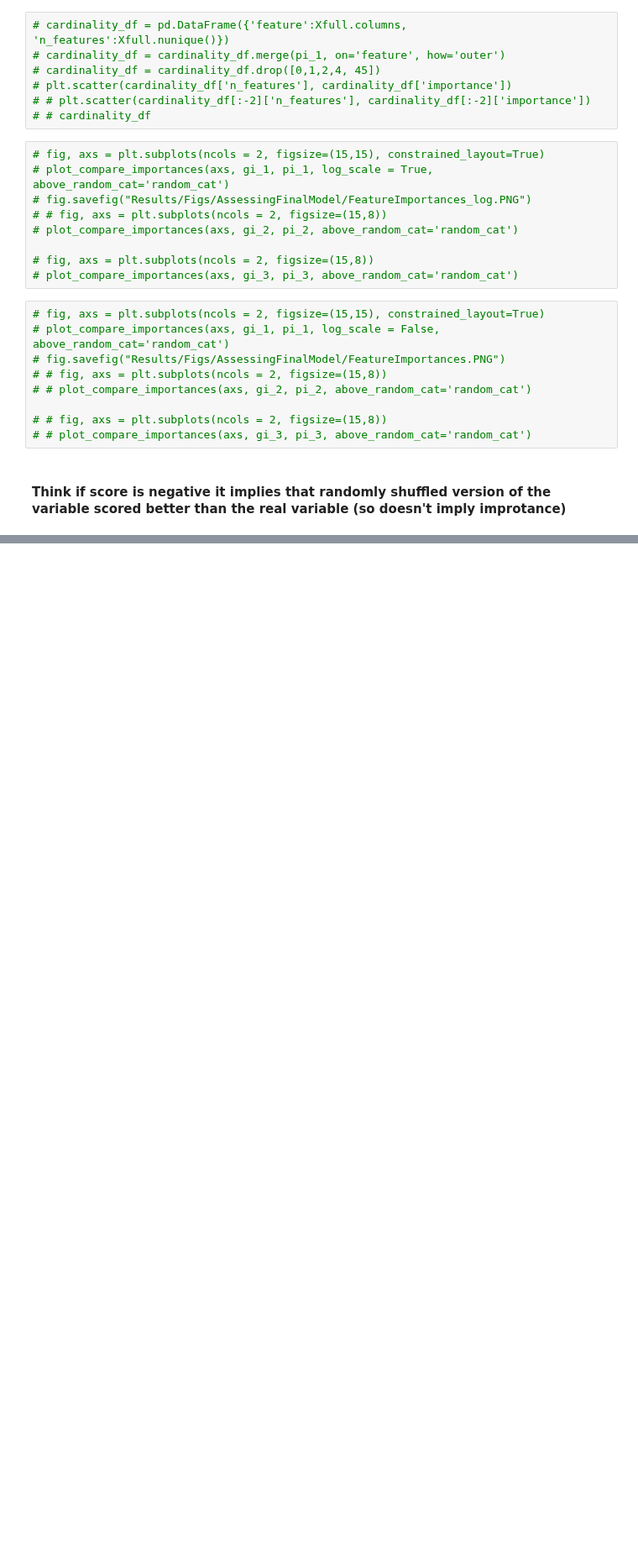
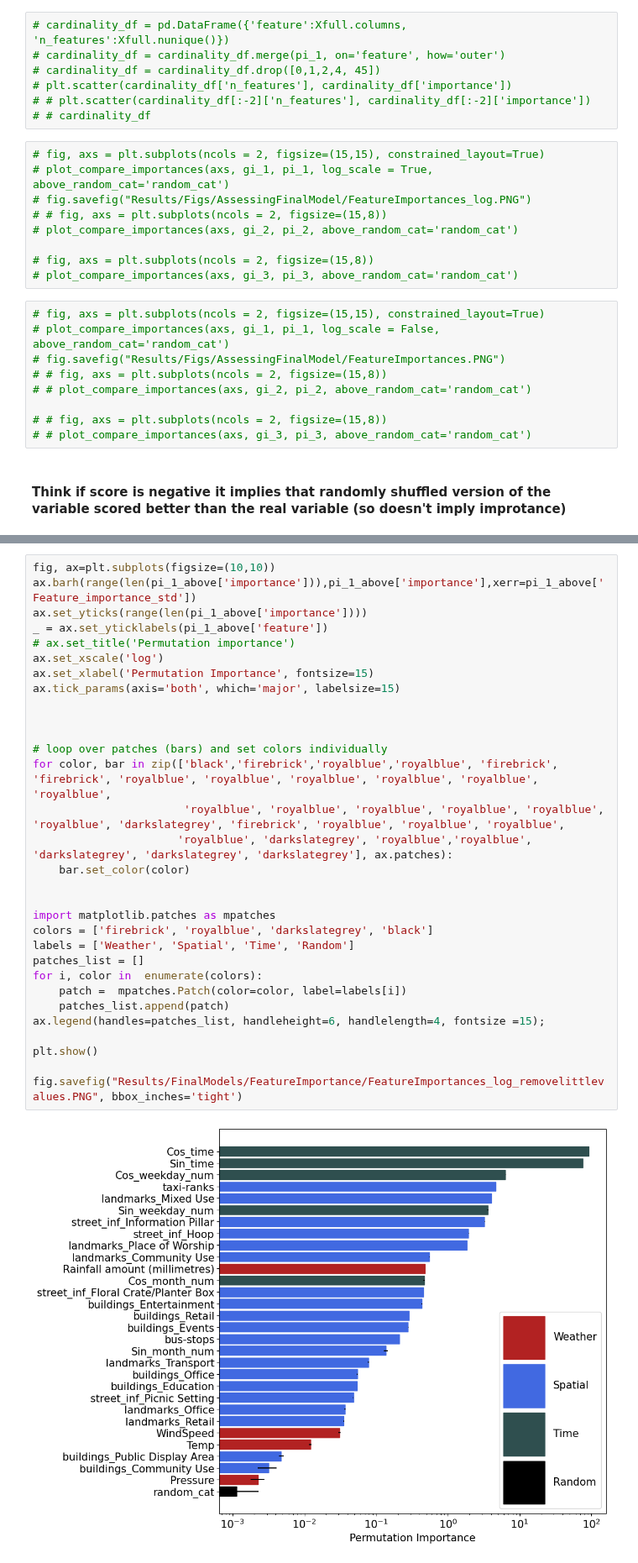
Before and after one commit to nickmalleson/footfall, a Jupyter notebook: MelbourneAnalysis/3. Modelling/5. AssessingFinalModel.ipynb, the cells around one changed output, grey strips where cells are left out. Shown at 84% size. Saved outputs shown, nothing was run; the diff lists cells and outputs as text; blank space fills up the shorter version.

```diff
--- a/MelbourneAnalysis/3. Modelling/5. AssessingFinalModel.ipynb
+++ b/MelbourneAnalysis/3. Modelling/5. AssessingFinalModel.ipynb
@@ -104,0 +105,33 @@ fig.savefig("Results/FinalModels/FeatureImportance/FeatureImportances_log_remove
+# %%
+fig, ax=plt.subplots(figsize=(10,10))
+ax.barh(range(len(pi_1_above['importance'])),pi_1_above['importance'],xerr=pi_1_above['Feature_importance_std'])
+ax.set_yticks(range(len(pi_1_above['importance'])))
+_ = ax.set_yticklabels(pi_1_above['feature'])
+# ax.set_title('Permutation importance')
+ax.set_xscale('log')
+ax.set_xlabel('Permutation Importance', fontsize=15)
+ax.tick_params(axis='both', which='major', labelsize=15)
+
+
+
+# loop over patches (bars) and set colors individually
+for color, bar in zip(['black','firebrick','royalblue','royalblue', 'firebrick', 'firebrick', 'royalblue', 'royalblue', 'royalblue', 'royalblue', 'royalblue', 'royalblue',
+                       'royalblue', 'royalblue', 'royalblue', 'royalblue', 'royalblue', 'royalblue', 'darkslategrey', 'firebrick', 'royalblue', 'royalblue', 'royalblue',
+                      'royalblue', 'darkslategrey', 'royalblue','royalblue', 'darkslategrey', 'darkslategrey', 'darkslategrey'], ax.patches):
+    bar.set_color(color)
+
+
+import matplotlib.patches as mpatches
+colors = ['firebrick', 'royalblue', 'darkslategrey', 'black']
+labels = ['Weather', 'Spatial', 'Time', 'Random']
+patches_list = []
+for i, color in  enumerate(colors):
+    patch =  mpatches.Patch(color=color, label=labels[i])
+    patches_list.append(patch)
+ax.legend(handles=patches_list, handleheight=6, handlelength=4, fontsize =15);
+
+plt.show()
+
+fig.savefig("Results/FinalModels/FeatureImportance/FeatureImportances_log_removelittlevalues.PNG", bbox_inches='tight')
+# %% [output]
+[figure, added]
```
Also changed, not shown: parts of 2 cells of this notebook, 6 other files.
